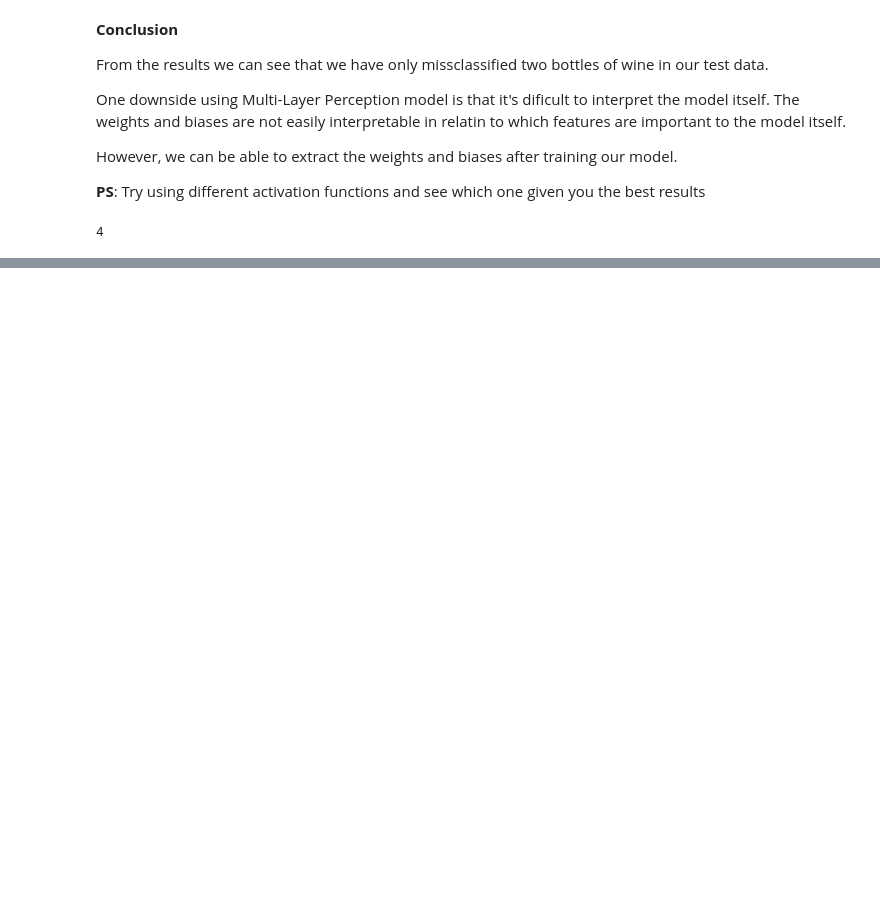
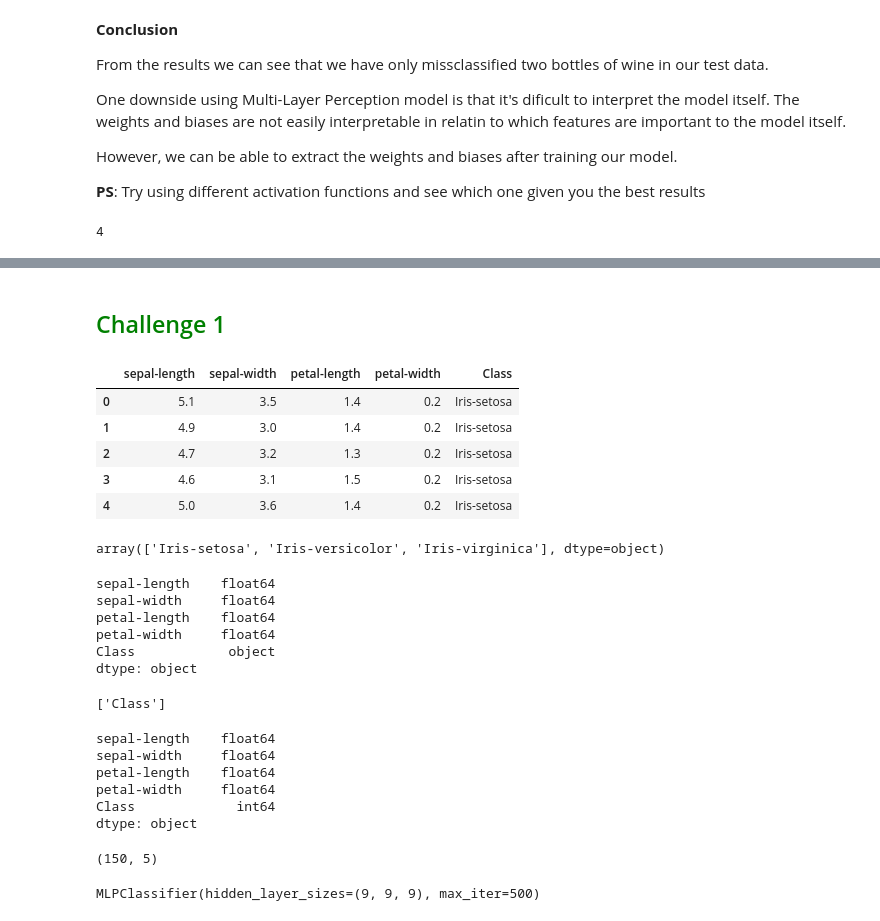
Before and after one commit to Kendi-Nceene/Python-Programming-Neural-Networks, a Jupyter notebook: Python_Programming_Neural_Networks.ipynb, the cells around one changed output, grey strips where cells are left out. Drawn from its saved outputs; the diff is of its cells as text; code cells hidden in the pictures; blank space fills up the shorter version.

```diff
--- a/Python_Programming_Neural_Networks.ipynb
+++ b/Python_Programming_Neural_Networks.ipynb
@@ -128,0 +196,36 @@ len(mlp.intercepts_)
+# %% [markdown]
+## <font color='green'>Challenge 1</font>
+# %%
+# Apply neural network technique to the Iris dataset we used in SVM to classify the different classes of flowers. Compare the performance of SVM to that of neural networks and see which is better
+#  Dataset Url ----> http://bit.ly/Iris_flower_data
+
+iris = pd.read_csv('http://bit.ly/Iris_flower_data')
+iris.head()
+# %% [output]
+|  | sepal-length | sepal-width | petal-length | petal-width | Class |
+| 0 | 5.1 | 3.5 | 1.4 | 0.2 | Iris-setosa |
+| 1 | 4.9 | 3.0 | 1.4 | 0.2 | Iris-setosa |
+| 2 | 4.7 | 3.2 | 1.3 | 0.2 | Iris-setosa |
+| 3 | 4.6 | 3.1 | 1.5 | 0.2 | Iris-setosa |
+| 4 | 5.0 | 3.6 | 1.4 | 0.2 | Iris-setosa |
+# %%
+iris['Class'].unique()
+# %% [output]
+array(['Iris-setosa', 'Iris-versicolor', 'Iris-virginica'], dtype=object)
+# %%
+iris.dtypes
+# %% [output]
+sepal-length    float64
+sepal-width     float64
+petal-length    float64
+petal-width     float64
+Class            object
+dtype: object
+# %%
+#Label encoding the data
+from sklearn.preprocessing import LabelEncoder
+le = LabelEncoder()
+objects = [col for col in iris.columns if iris[col].dtype == 'object']
+objects
+# %% [output]
+['Class']
@@ -128,0 +235,9 @@ len(mlp.intercepts_)
+# %%
+iris.dtypes
+# %% [output]
+sepal-length    float64
+sepal-width     float64
+petal-length    float64
+petal-width     float64
+Class             int64
+dtype: object
@@ -128,0 +264,11 @@ len(mlp.intercepts_)
+# %%
+iris.shape
+# %% [output]
+(150, 5)
+# %%
+mlp = MLPClassifier(hidden_layer_sizes = (9, 9,9), max_iter = 500)
+
+# fitting the data
+mlp.fit(X_train,y_train)
+# %% [output]
+MLPClassifier(hidden_layer_sizes=(9, 9, 9), max_iter=500)
```
Also changed, not shown: parts of 21 cells of this notebook.
